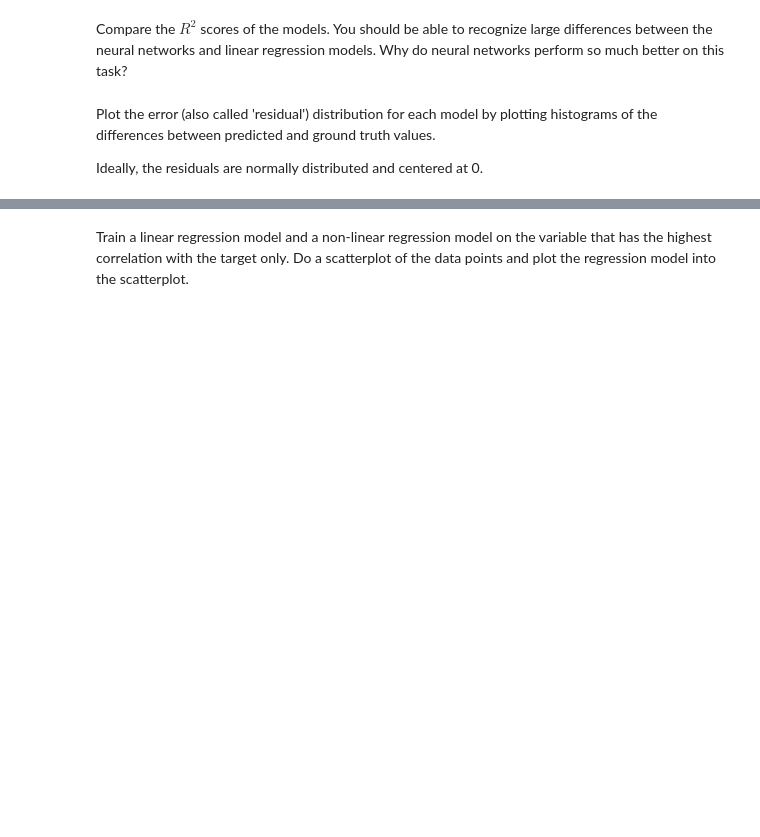
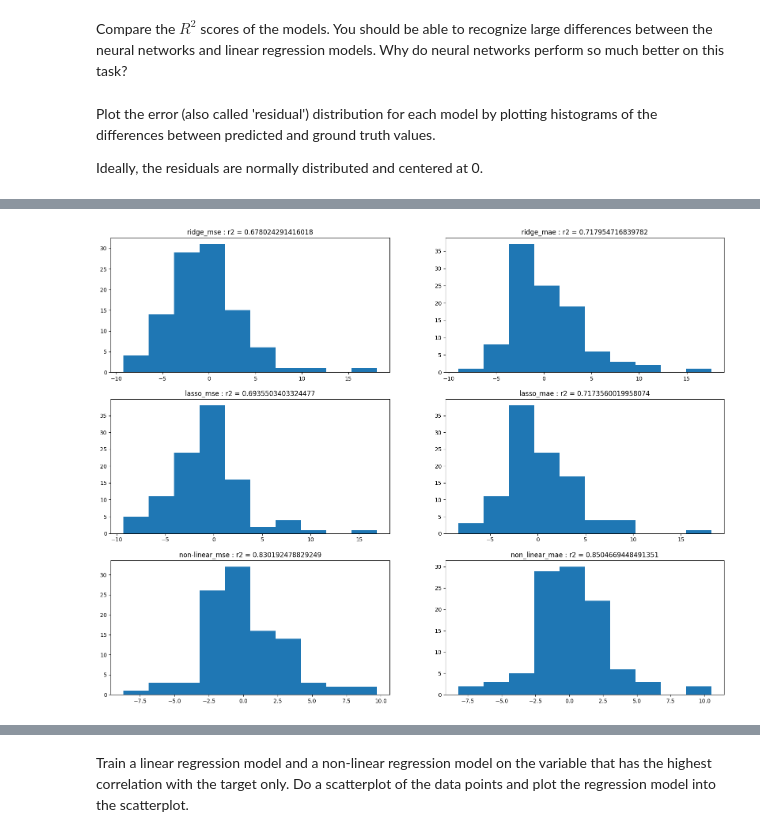
Before and after one commit to DaBauer/CAPrivacy, a Jupyter notebook: 004-regression/004_exercise4_students.ipynb, the cells around one changed output, grey strips where cells are left out. Cells and saved outputs as stored; diff of their text form; code cells hidden in the pictures; blank space fills up the shorter version.

```diff
--- a/004-regression/004_exercise4_students.ipynb
+++ b/004-regression/004_exercise4_students.ipynb
@@ -222,3 +306,10 @@ Plot the error (also called 'residual') distribution for each model by plotting
 Ideally, the residuals are normally distributed and centered at 0.
 # %%
 # plot the error (residual) distribution for each model
+
+fig, ax = plt.subplots(3,2, figsize=(20,15))
+for i, model in enumerate(models) :
+    pred.insert(i, model.predict(data_test))
+    ax[i//2][i%2].hist(target_test-pred[i])
+    ax[i//2][i%2].set_title(model.name + ' : r2 = ' + str(r2_score(target_test, pred[i])))
+# %% [output]
@@ -225,2 +322,3 @@ Ideally, the residuals are normally distributed and centered at 0.
+[figure, added]
 # %%
 # print abs correlation with target
```
Also changed, not shown: parts of 9 cells of this notebook.
